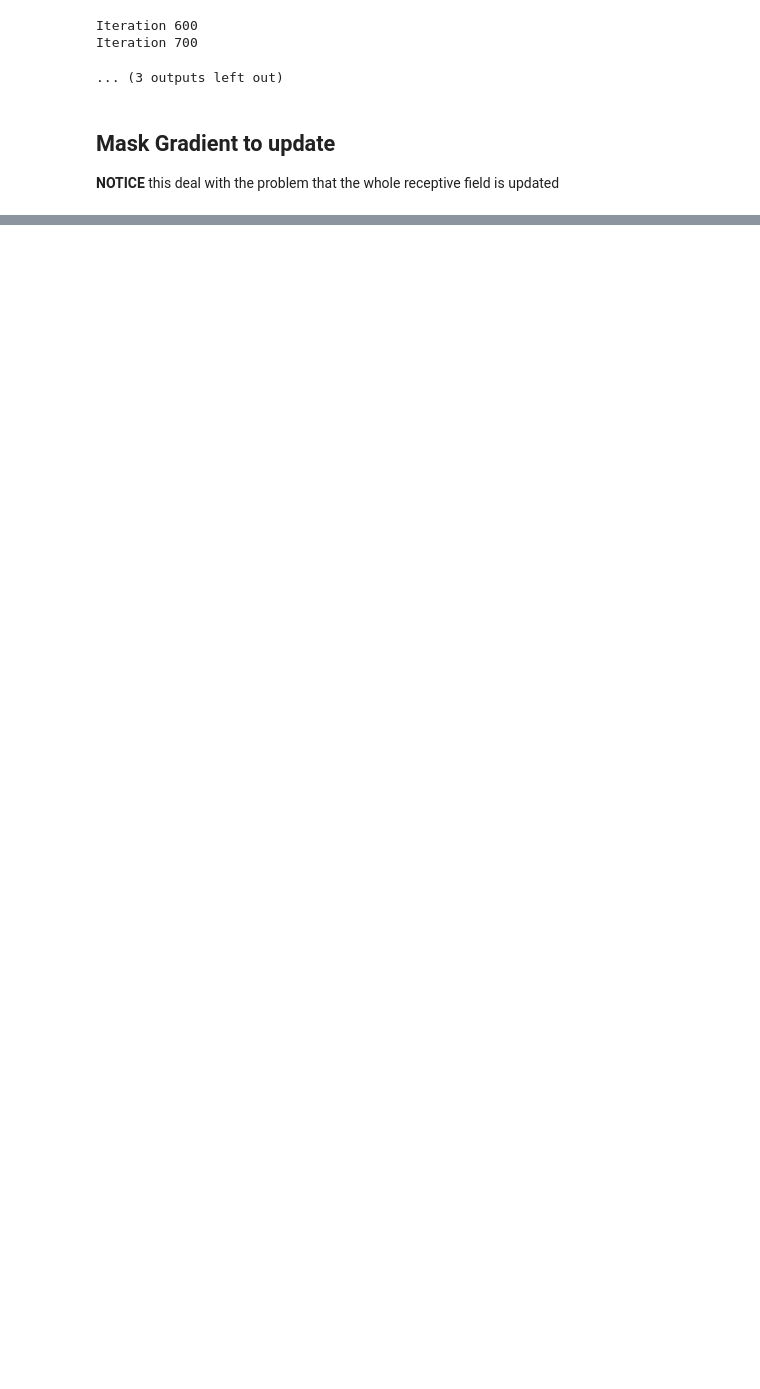
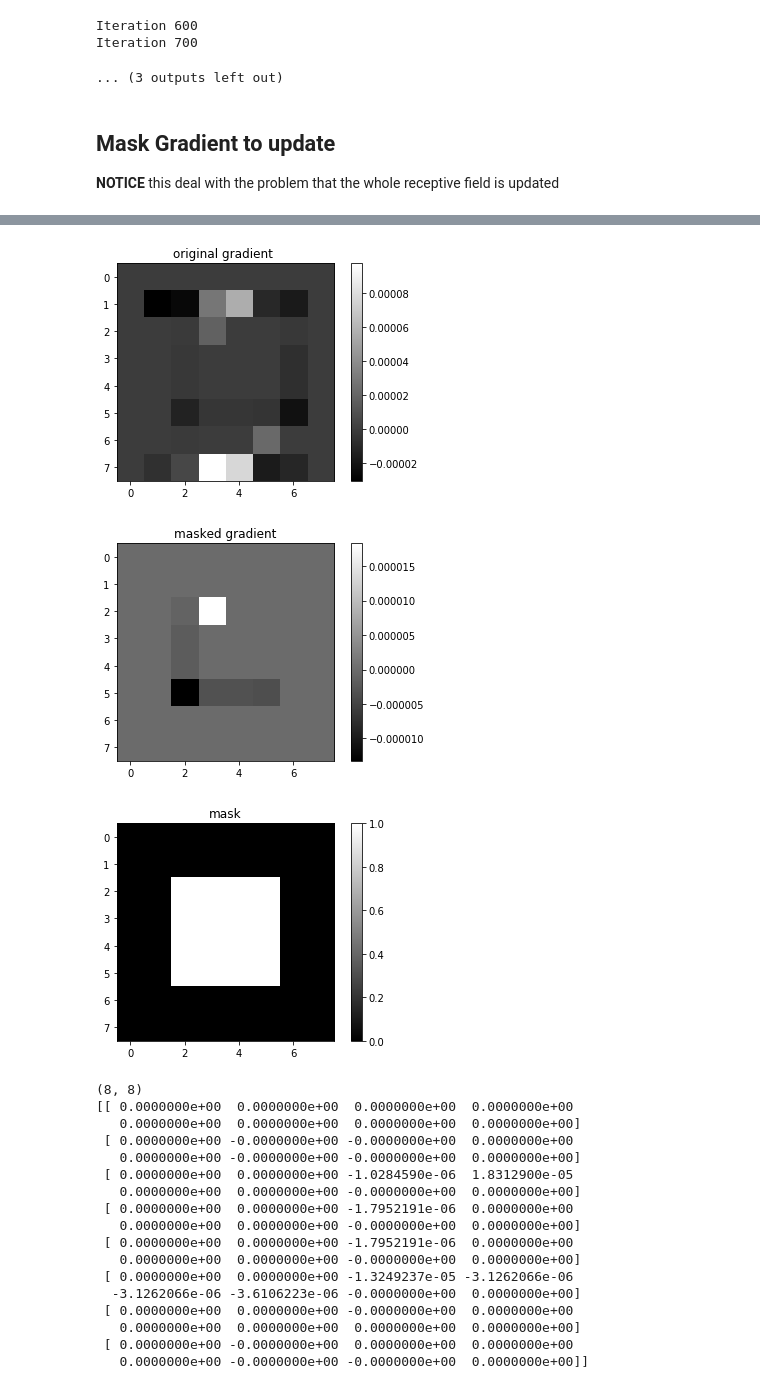
Before and after one commit to XiaoSong9905/Deep-Painterly-Harmonization-in-PyTorch, a Jupyter notebook: back propagation on mask example.ipynb, the cells around one changed output, grey strips where cells are left out. Cells and saved outputs as stored; diff of their text form; code cells hidden in the pictures; blank space fills up the shorter version.

```diff
--- a/back propagation on mask example.ipynb
+++ b/back propagation on mask example.ipynb
@@ -238,0 +380,3 @@ Iteration 900
+# %%
+model = models.vgg16(pretrained=True).features
+print('Original Model', model)
@@ -238,0 +401,19 @@ Iteration 900
+# %%
+net = nn.Sequential()
+loss_list = []
+for i, layer in enumerate(list(model)):
+    if i <= 8:
+        net.add_module(str(len(net)), layer)
+    if i == 3:
+        net[-1].register_backward_hook(hook_print_grad_layer1)
+        loss_layer = MyLoss(mask_layer_1)
+        net.add_module(str(len(net)), loss_layer)
+        loss_list.append(loss_layer)
+    if i == 8:
+        net[-1].register_backward_hook(hook_print_grad_layer2)
+        loss_layer = MyLoss(mask_layer_2)
+        net.add_module(str(len(net)), loss_layer)
+        loss_list.append(loss_layer)
+print(net)
+for param in net.parameters(): # freeze new added loss layer
+    param.requires_grad = False
@@ -238,0 +459,4 @@ Iteration 900
+# %%
+for i in loss_list:
+    i.mode = 'capture'
+out = net(target)
@@ -238,0 +468,30 @@ Iteration 900
+# %%
+for i in loss_list:
+    i.mode = 'loss'
+out = net(img)
+# %%
+total_loss = 0
+for i in loss_list:
+    total_loss += i.loss
+total_loss.backward()
+# %% [output]
+[figure, added]
+[figure, added]
+[figure, added]
+(8, 8)
+[[ 0.0000000e+00  0.0000000e+00  0.0000000e+00  0.0000000e+00
+   0.0000000e+00  0.0000000e+00  0.0000000e+00  0.0000000e+00]
+ [ 0.0000000e+00 -0.0000000e+00 -0.0000000e+00  0.0000000e+00
+   0.0000000e+00 -0.0000000e+00 -0.0000000e+00  0.0000000e+00]
+ [ 0.0000000e+00  0.0000000e+00 -1.0284590e-06  1.8312900e-05
+   0.0000000e+00  0.0000000e+00 -0.0000000e+00  0.0000000e+00]
+ [ 0.0000000e+00  0.0000000e+00 -1.7952191e-06  0.0000000e+00
+   0.0000000e+00  0.0000000e+00 -0.0000000e+00  0.0000000e+00]
+ [ 0.0000000e+00  0.0000000e+00 -1.7952191e-06  0.0000000e+00
+   0.0000000e+00  0.0000000e+00 -0.0000000e+00  0.0000000e+00]
+ [ 0.0000000e+00  0.0000000e+00 -1.3249237e-05 -3.1262066e-06
+  -3.1262066e-06 -3.6106223e-06 -0.0000000e+00  0.0000000e+00]
+ [ 0.0000000e+00  0.0000000e+00 -0.0000000e+00  0.0000000e+00
+   0.0000000e+00  0.0000000e+00  0.0000000e+00  0.0000000e+00]
+ [ 0.0000000e+00 -0.0000000e+00  0.0000000e+00  0.0000000e+00
+   0.0000000e+00 -0.0000000e+00 -0.0000000e+00  0.0000000e+00]]
```
Also changed, not shown: parts of 23 cells of this notebook.
